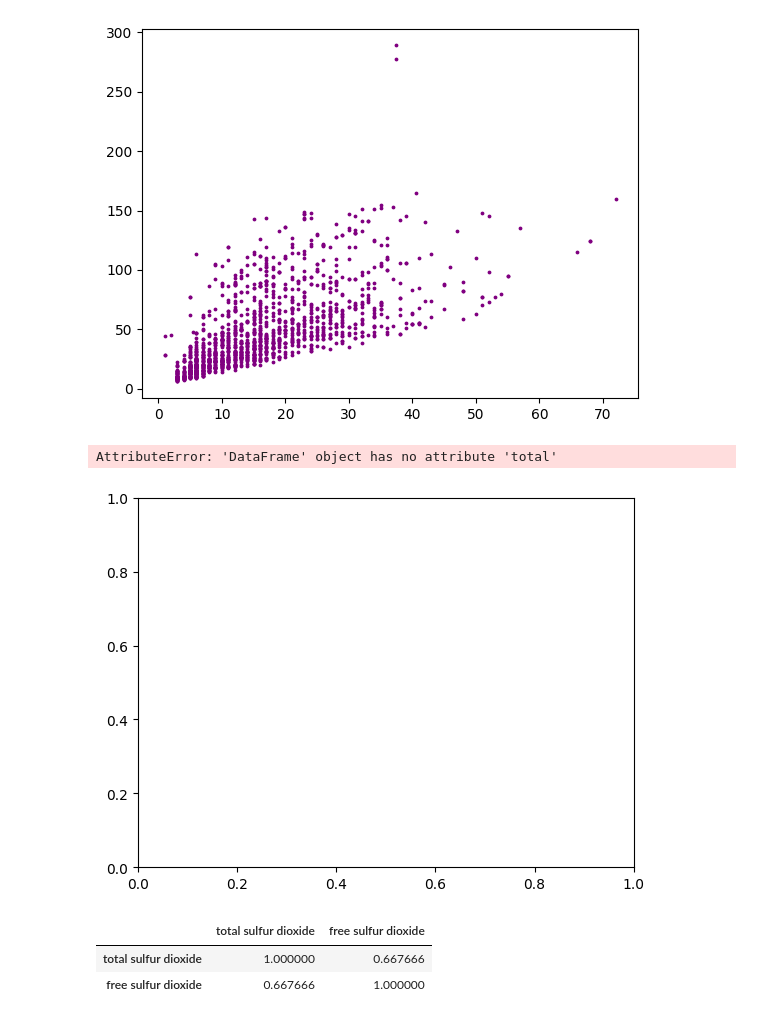
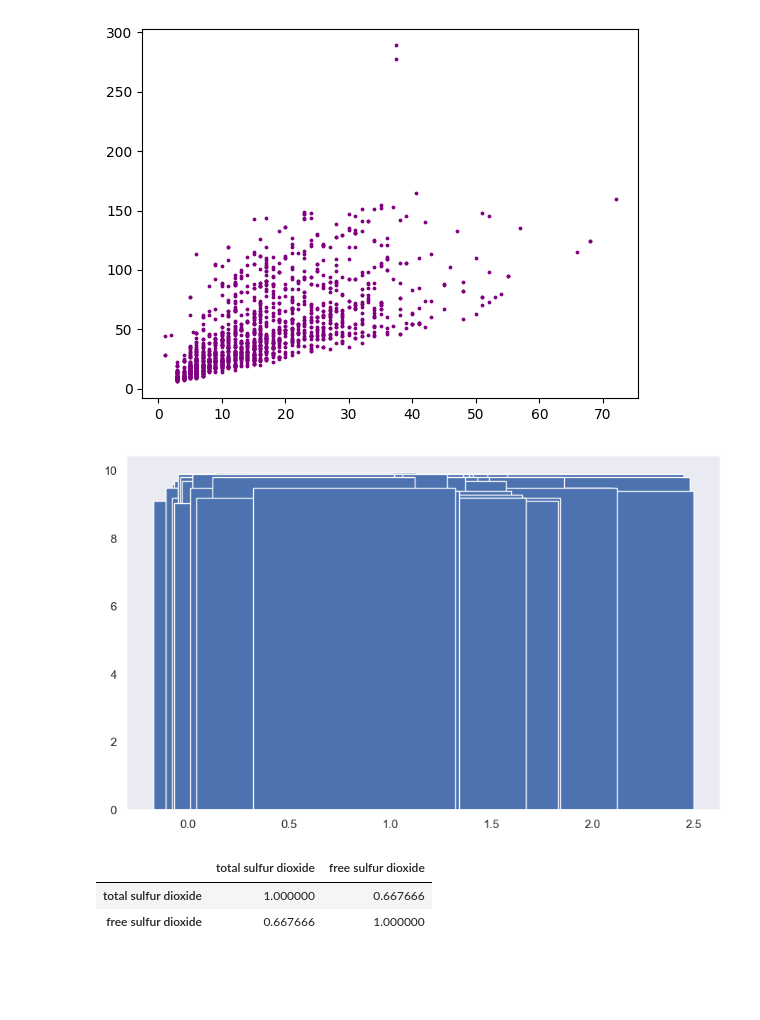
Before and after one commit to MaximLord/Lab, a Jupyter notebook: laba_2.ipynb, the cells around one changed output. Saved outputs shown, nothing was run; the diff lists cells and outputs as text; code cells hidden in the pictures; blank space fills up the shorter version.

```diff
--- a/laba_2.ipynb
+++ b/laba_2.ipynb
@@ -154,18 +152,17 @@ plt.scatter(x, y, s=3, c='purple')
 # %%
 #Построить гистограмму (относительно двух переменных)!!!!!!!!!!!
 # %%
-new_dfGist = univ_df[['total sulfur dioxide','free sulfur dioxide']].copy ()
-sorted_frame = new_dfGist.loc[(new_dfGist['total sulfur dioxide'] < 4000) & (new_dfGist['free sulfur dioxide'] < 80) & (new_dfGist['total sulfur dioxide'] > 0)].iloc[1:6000]
+new_dfGist = univ_df[['sulphates','alcohol']].copy ()
+sorted_frame = new_dfGist.loc[(new_dfGist['sulphates'] < 500) & (new_dfGist['alcohol'] < 10) & (new_dfGist['sulphates'] > 0)].iloc[1:1000]
 figure, ax = plt.subplots()
 
-ax.bar(sorted_frame.total, sorted_frame.free, width=50)
+ax.bar(sorted_frame.sulphates, sorted_frame.alcohol, width=1)
 ax.grid(which="major")
 ax.minorticks_on()
 figure.set_figwidth(10)
 figure.set_figheight(6)
 # %% [output]
-AttributeError: 'DataFrame' object has no attribute 'total'
-[figure, old version]
+[figure, new version]
 # %%
 #Построить матрицу корреляций
 new_df = univ_df[['total sulfur dioxide','free sulfur dioxide']]. copy ()
```
Also changed, not shown: parts of 2 cells of this notebook.
